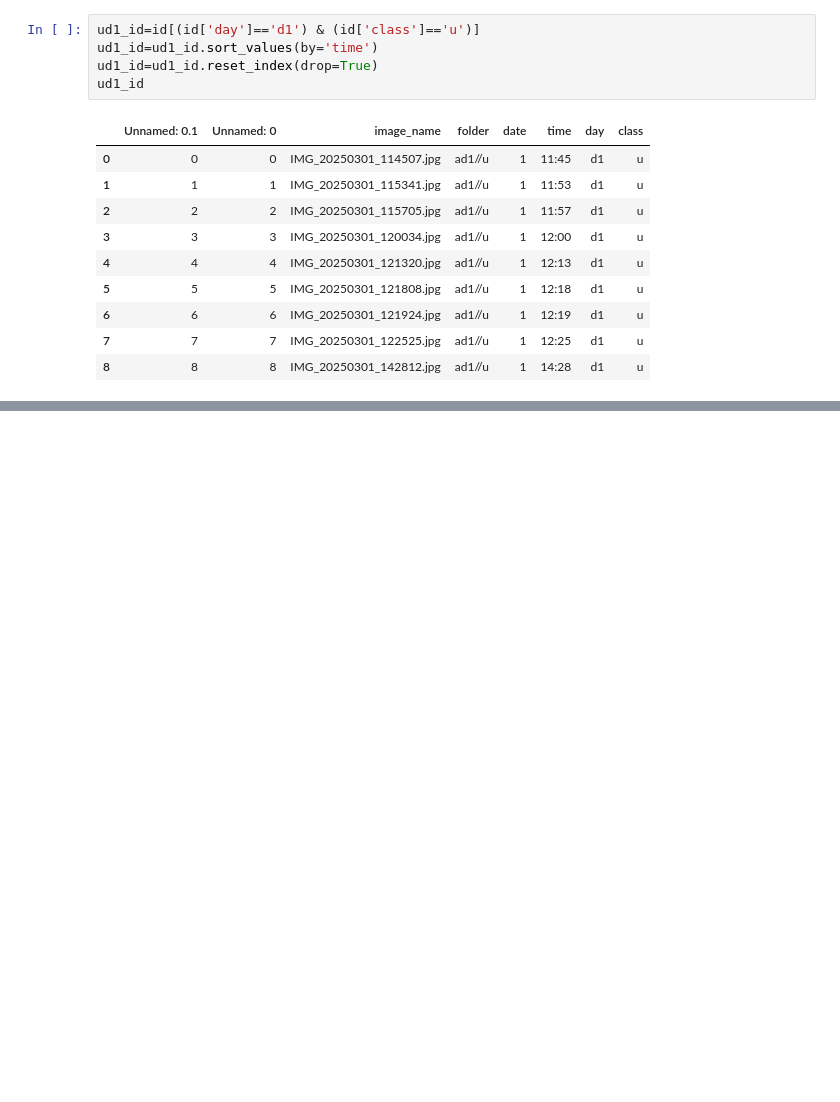
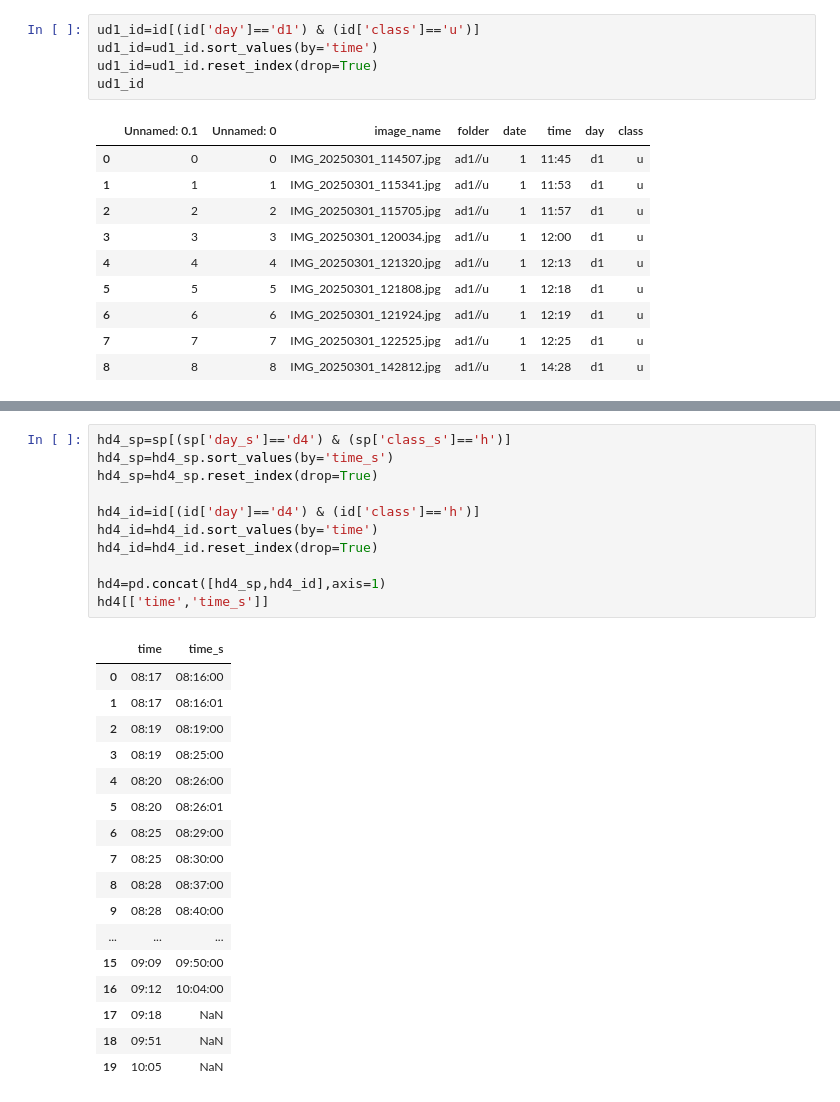
Before and after one commit to Avadh-Ladani-0/Plant-health-Classification, a Jupyter notebook: Map.ipynb, the cells around one changed output, grey strips where cells are left out. Drawn from its saved outputs; the diff is of its cells as text; blank space fills up the shorter version.

```diff
--- a/Map.ipynb
+++ b/Map.ipynb
@@ -63,0 +170,29 @@ merge_df[['time','time_s']]
+# %%
+hd4_sp=sp[(sp['day_s']=='d4') & (sp['class_s']=='h')]
+hd4_sp=hd4_sp.sort_values(by='time_s')
+hd4_sp=hd4_sp.reset_index(drop=True)
+
+hd4_id=id[(id['day']=='d4') & (id['class']=='h')]
+hd4_id=hd4_id.sort_values(by='time')
+hd4_id=hd4_id.reset_index(drop=True)
+
+hd4=pd.concat([hd4_sp,hd4_id],axis=1)
+hd4[['time','time_s']]
+# %% [output]
+|  | time | time_s |
+| 0 | 08:17 | 08:16:00 |
+| 1 | 08:17 | 08:16:01 |
+| 2 | 08:19 | 08:19:00 |
+| 3 | 08:19 | 08:25:00 |
+| 4 | 08:20 | 08:26:00 |
+| 5 | 08:20 | 08:26:01 |
+| 6 | 08:25 | 08:29:00 |
+| 7 | 08:25 | 08:30:00 |
+| 8 | 08:28 | 08:37:00 |
+| 9 | 08:28 | 08:40:00 |
+| ... | ... | ... |
+| 15 | 09:09 | 09:50:00 |
+| 16 | 09:12 | 10:04:00 |
+| 17 | 09:18 | NaN |
+| 18 | 09:51 | NaN |
+| 19 | 10:05 | NaN |
```
Also changed, not shown: parts of 14 cells of this notebook, 1 other file.
